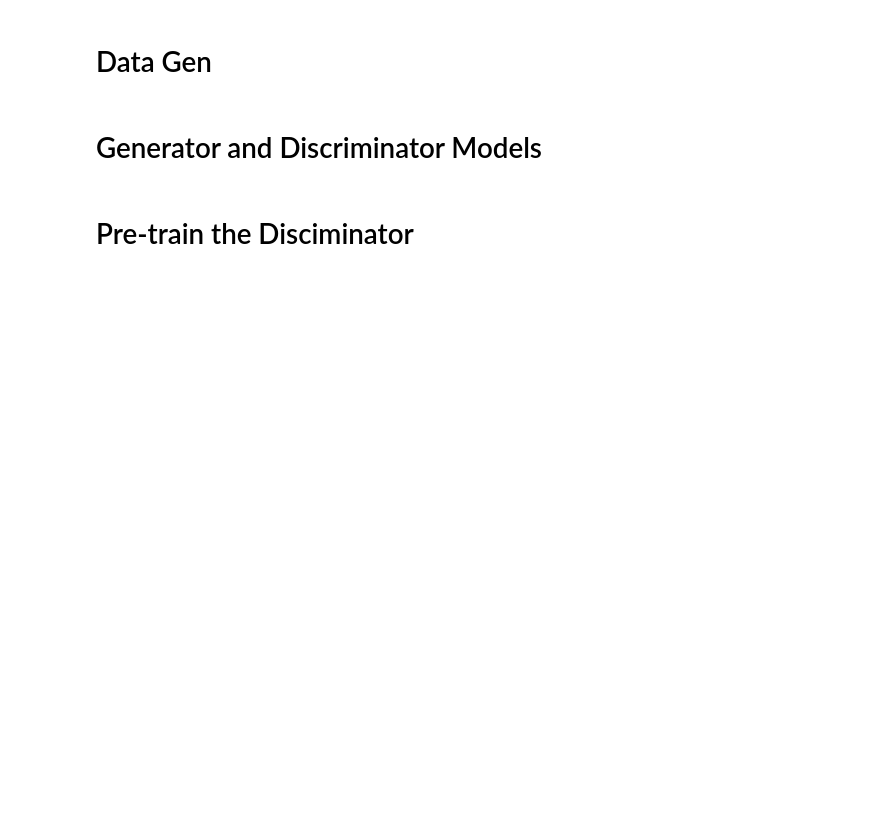
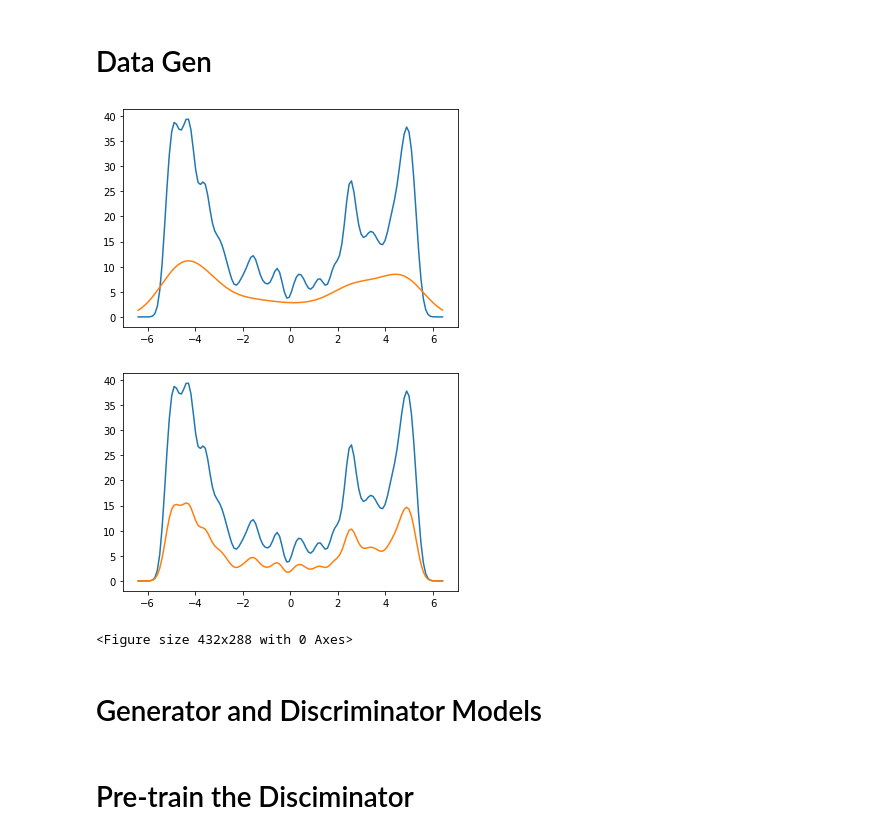
Before and after one commit to bboud/hydro-ml, a Jupyter notebook: GAN.ipynb, the cells around one changed output. Saved outputs shown, nothing was run; the diff lists cells and outputs as text; code cells hidden in the pictures; blank space fills up the shorter version.

```diff
--- a/GAN.ipynb
+++ b/GAN.ipynb
@@ -19,19 +22,22 @@ import matplotlib.pyplot as plt
 # %% [markdown]
 # Data Gen
 # %%
+@jit
 def Kernel(x, x0):
     sigma = 0.8
     protonFraction = 0.4
     norm = protonFraction/(np.sqrt(2.*np.pi)*sigma)
     return(norm*np.exp(-(x - x0)**2./(2.*sigma**2.)))
 
-def FakeKernel(x, x0):
-    sigma = 0.4 #Just a slight nudge
+@jit
+def FakeKernel(x, x0, s):
+    sigma = s #Just a slight nudge
     protonFraction = 0.4
     norm = protonFraction/(np.sqrt(2.*np.pi)*sigma)
     return(norm*np.exp(-(x - x0)**2./(2.*sigma**2.)))
 # %%
-def test_data_gen(fakeKernel=False):
+@jit
+def test_data_gen(fakeKernel=False, sigma=0.4):
     A = 197
     yBeam = 5.36
     slope = 0.5
@@ -59,7 +65,7 @@ def test_data_gen(fakeKernel=False):
         dNpdyFake = np.zeros(len(etasArr))
         detas = etasArr[1] - etasArr[0]
         for i in range(len(etasArr)):
-            dNpdyFake[i] = sum(FakeKernel(etasArr, etasArr[i])*dNBdetas)*detas
+            dNpdyFake[i] = sum(FakeKernel(etasArr, etasArr[i], sigma)*dNBdetas)*detas
 
         return(etasArr, dNBdetas, dNpdy, dNBdetas, dNpdyFake)
     else:
@@ -70,23 +76,17 @@ def test_data_gen(fakeKernel=False):
         return(etasArr, dNBdetas, dNpdy, dNBdetasFake, dNpdyFake)
 # %%
 def show_test_data_graph():
-    x, y1, y2, y3, y4 = test_data_gen(fakeKernel=True)
+    x, y1, y2, y3, y4 = test_data_gen(fakeKernel=True, sigma=0.1)
     plt.plot(x, y1)
     plt.plot(x, y2)
     fig = plt.figure()
     plt.plot(x, y3)
     plt.plot(x, y4)
     fig = plt.figure()
-
-    print(y2)
-
-    x, y1, y2, y3, y4 = test_data_gen(fakeKernel=False)
-    plt.plot(x, y1)
-    plt.plot(x, y2)
-    fig = plt.figure()
-    plt.plot(x, y3)
-    plt.plot(x, y4)
-    fig = plt.figure()
 # %%
-#show_test_data_graph()
+show_test_data_graph()
+# %% [output]
+[figure, added]
+[figure, added]
+<Figure size 432x288 with 0 Axes>
 # %%
```
Also changed, not shown: parts of 21 cells of this notebook, 4 other files.
